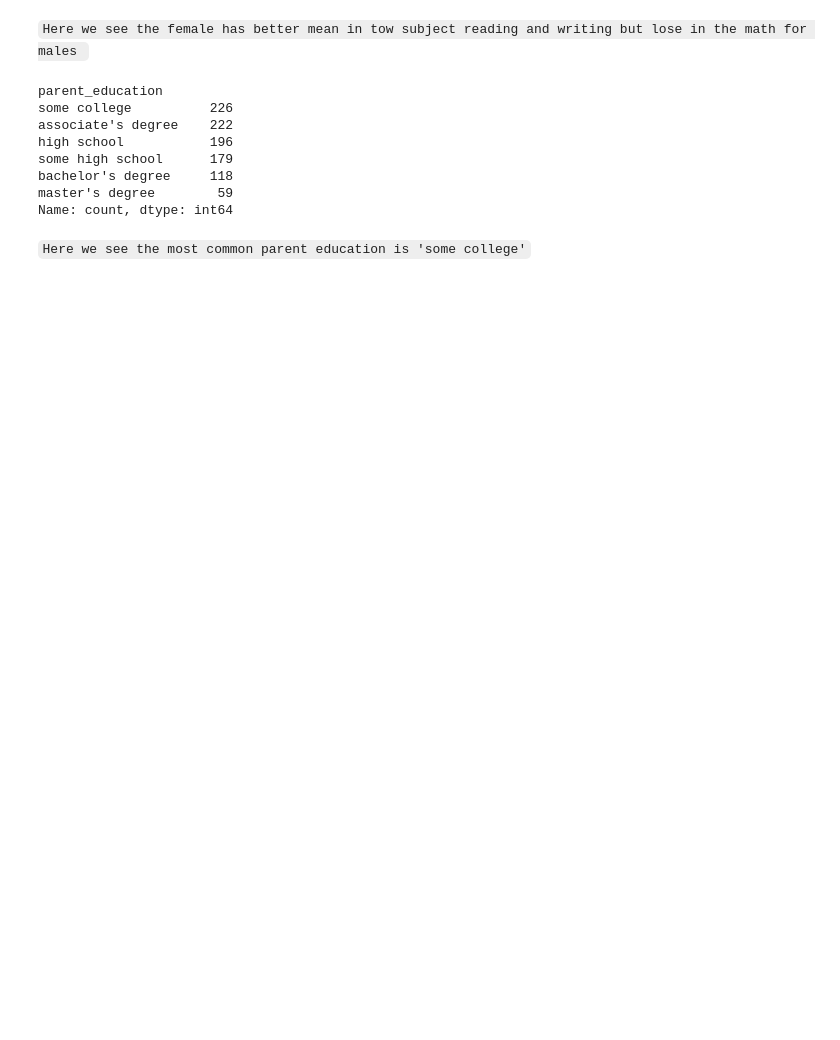
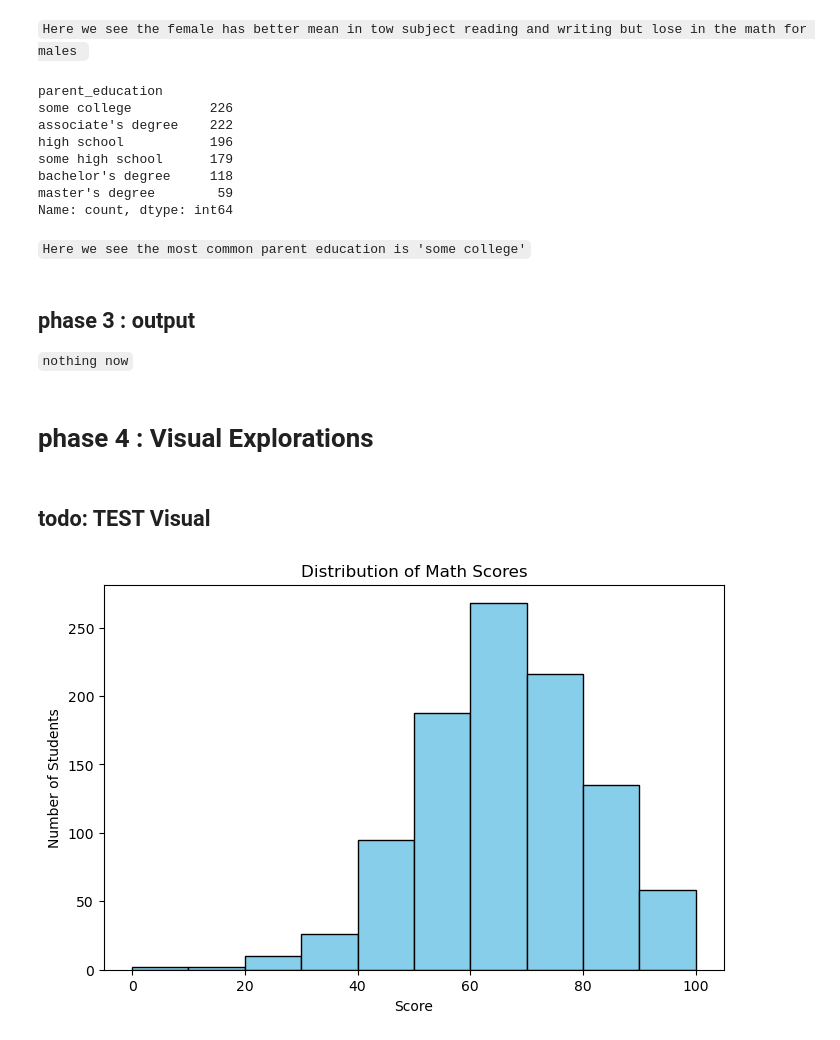
Before and after one commit to rami-othman/Students-Performance-Analysis, a Jupyter notebook: Students Performance Analysis.ipynb, the cells around one changed output. Drawn from its saved outputs; the diff is of its cells as text; code cells hidden in the pictures; blank space fills up the shorter version.

Commit message:
half of visual EDA

```diff
--- a/Students Performance Analysis.ipynb
+++ b/Students Performance Analysis.ipynb
@@ -226,3 +226,20 @@ master's degree        59
 Name: count, dtype: int64
 # %% [markdown]
 `Here we see the most common parent education is 'some college'`
+# %% [markdown]
+## phase 3 : output
+
+`nothing now`
+# %% [markdown]
+# phase 4 : Visual Explorations
+# %% [markdown]
+## todo: TEST Visual
+# %%
+plt.figure(figsize=(8,5))  # sets the figure size
+plt.hist(clean_df['math_score'], bins=10, color='skyblue', edgecolor='black')
+plt.title("Distribution of Math Scores")
+plt.xlabel("Score")
+plt.ylabel("Number of Students")
+plt.show()
+# %% [output]
+[figure, added]
```
Also changed, not shown: parts of 15 cells of this notebook.
